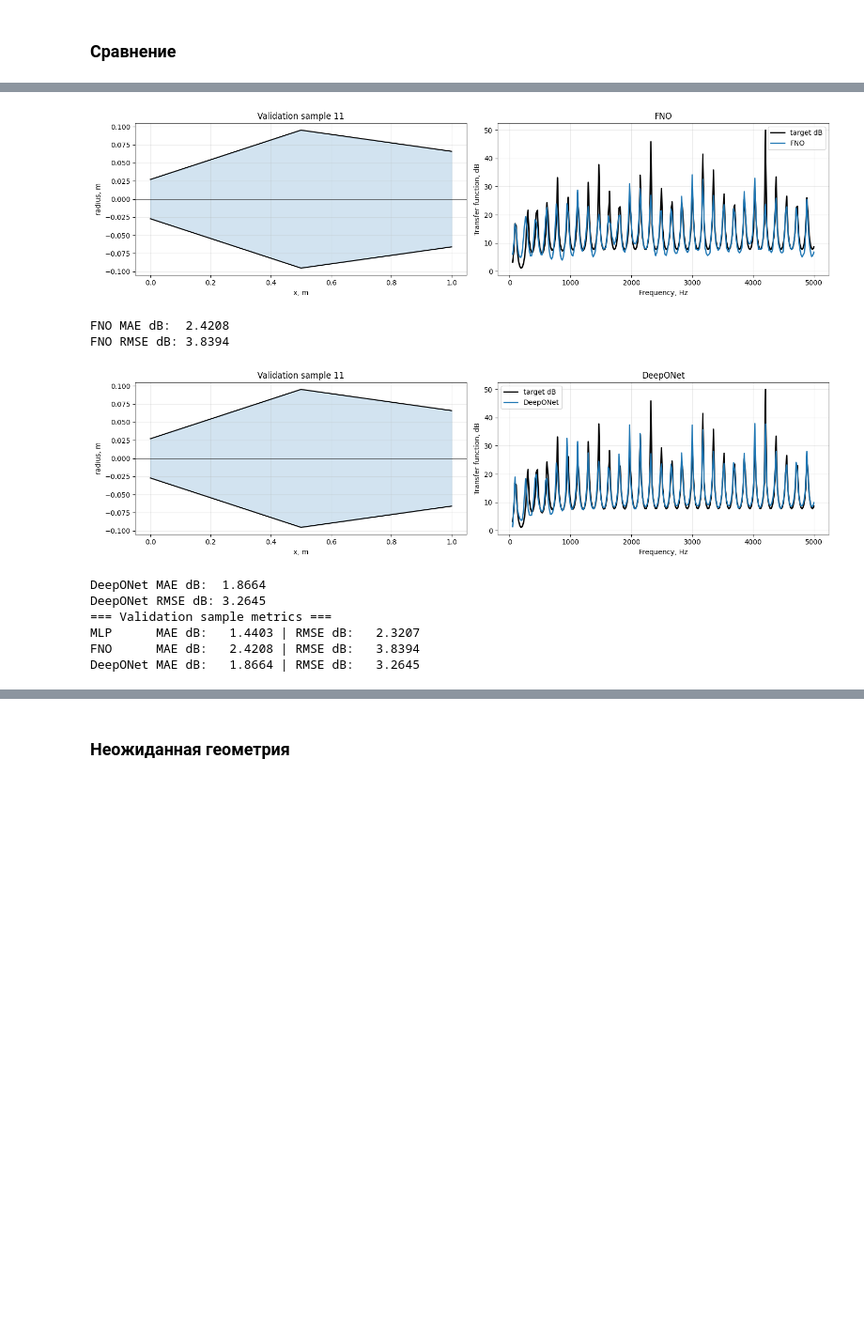
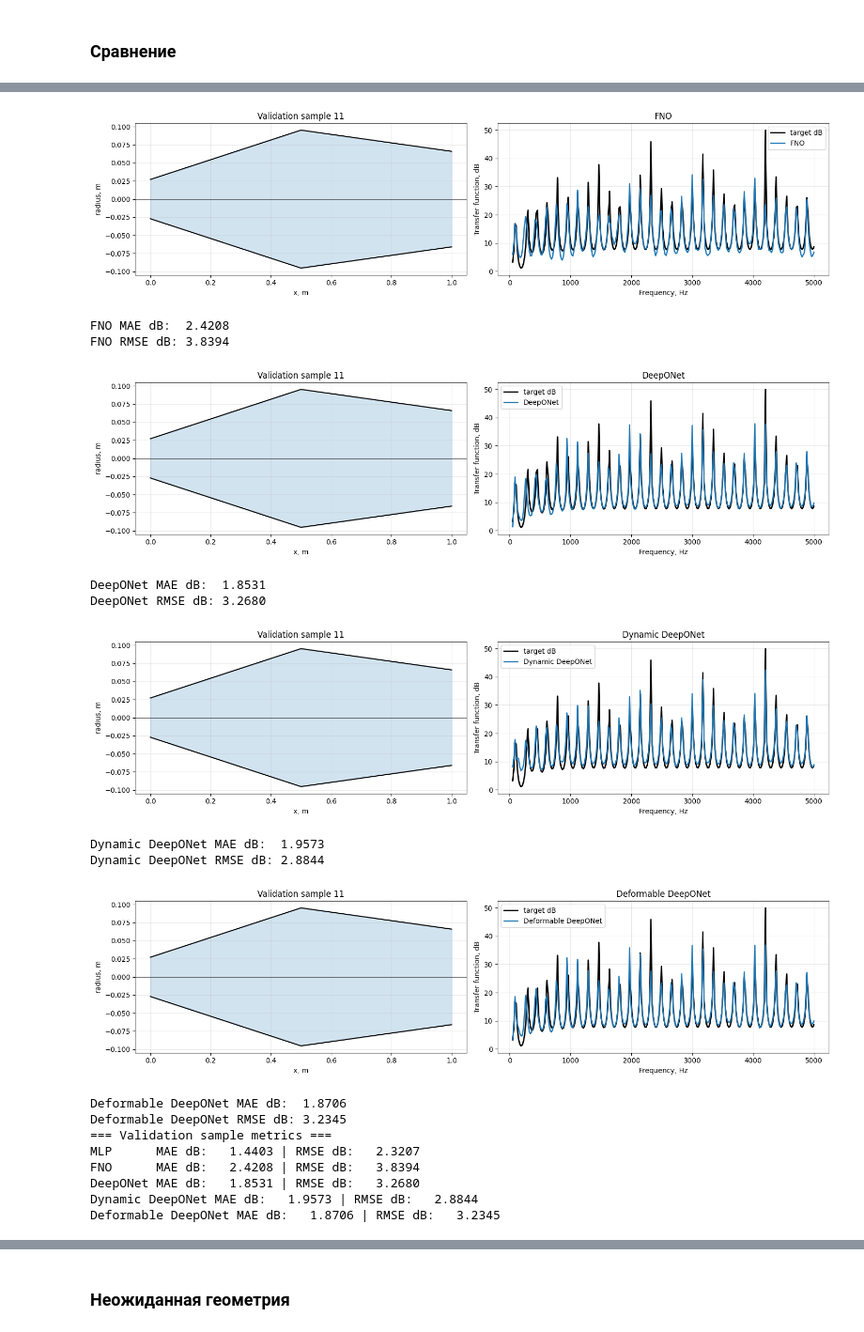
Before and after one commit to Erykalkin/webster, a Jupyter notebook: forward.ipynb, the cells around one changed output, grey strips where cells are left out. Shown at 94% size. Drawn from its saved outputs; the diff is of its cells as text; code cells hidden in the pictures; blank space fills up the shorter version.

```diff
--- a/forward.ipynb
+++ b/forward.ipynb
@@ -802,7 +811,7 @@ DeepONet after fine-tuning RMSE dB: 1.4082
 # %%
 mlp_checkpoint_name = "mlp_db"
 fno_checkpoint_name = "fno_db_finetuned"
-deeponet_checkpoint_name = "deeponet_db_finetuned_"
+deeponet_checkpoint_name = "deeponet_db"
 dynamic_deeponet_checkpoint_name = "dynamic_deeponet_db"
 deformable_deeponet_checkpoint_name = "deformable_deeponet_db"
 
@@ -1016,16 +1028,24 @@ deeponet: using model from current notebook session
 [figure]
 MLP MAE dB:  1.4403
 MLP RMSE dB: 2.3207
 [figure]
 FNO MAE dB:  2.4208
 FNO RMSE dB: 3.8394
 [figure]
-DeepONet MAE dB:  1.8664
-DeepONet RMSE dB: 3.2645
-=== Validation sample metrics ===
-MLP      MAE dB:   1.4403 | RMSE dB:   2.3207
-FNO      MAE dB:   2.4208 | RMSE dB:   3.8394
-DeepONet MAE dB:   1.8664 | RMSE dB:   3.2645
+DeepONet MAE dB:  1.8531
+DeepONet RMSE dB: 3.2680
+[figure, added]
+Dynamic DeepONet MAE dB:  1.9573
+Dynamic DeepONet RMSE dB: 2.8844
+[figure, added]
+Deformable DeepONet MAE dB:  1.8706
+Deformable DeepONet RMSE dB: 3.2345
+=== Validation sample metrics ===
+MLP      MAE dB:   1.4403 | RMSE dB:   2.3207
+FNO      MAE dB:   2.4208 | RMSE dB:   3.8394
+DeepONet MAE dB:   1.8531 | RMSE dB:   3.2680
+Dynamic DeepONet MAE dB:   1.9573 | RMSE dB:   2.8844
+Deformable DeepONet MAE dB:   1.8706 | RMSE dB:   3.2345
 # %%
 # Cell 11: compare training histories
 
```
Also changed, not shown: parts of 14 cells of this notebook, 5 other files.
